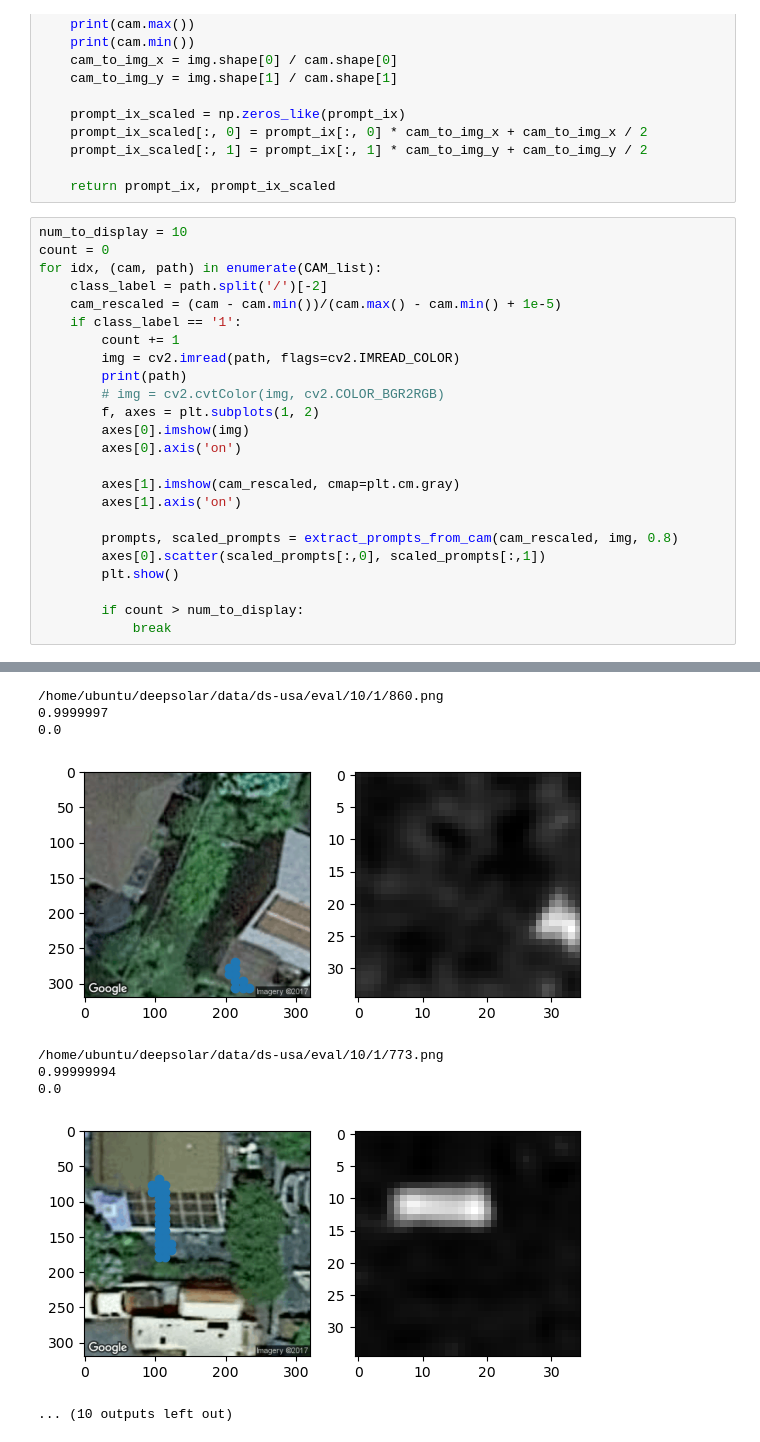
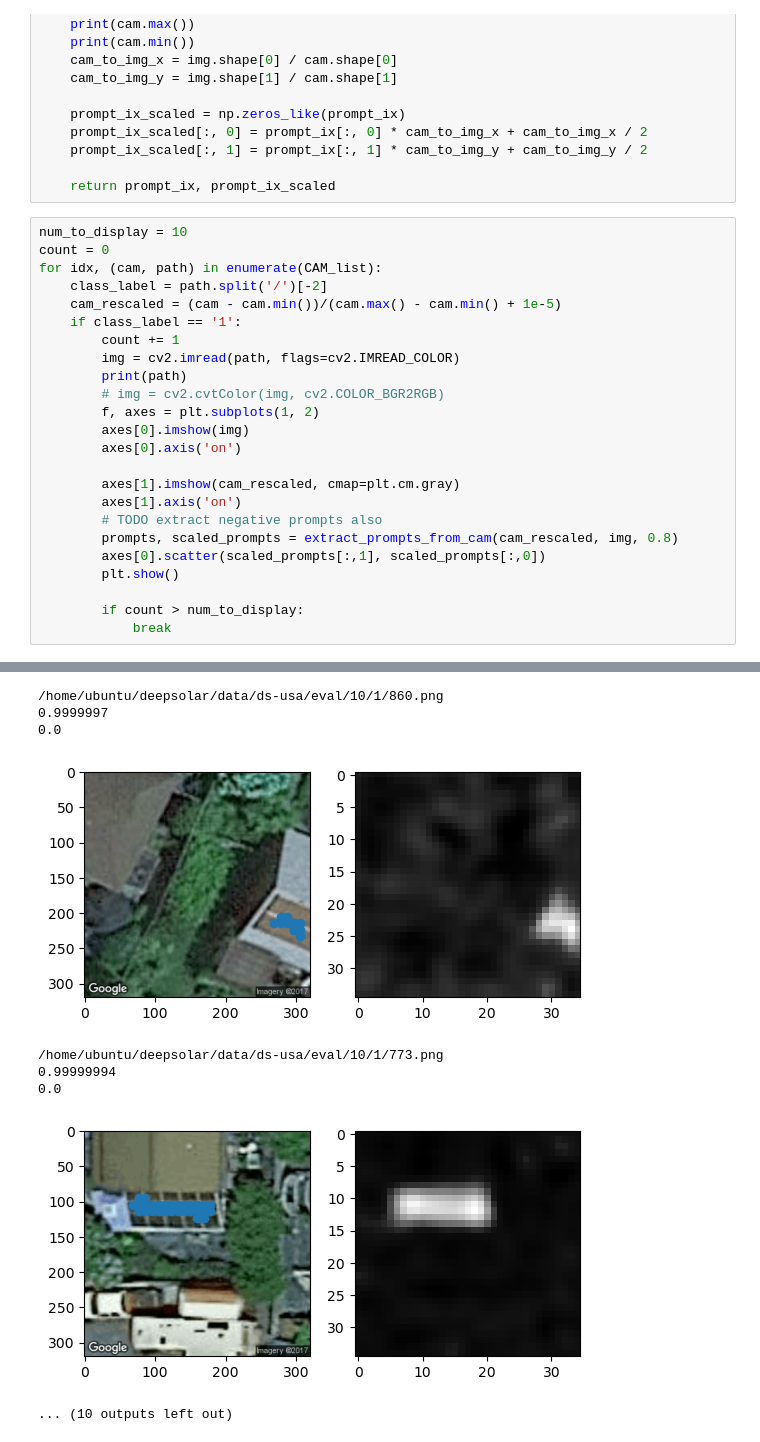
Before and after one commit to jelc53/deepsolar, a Jupyter notebook: src/cam_to_sam.ipynb, the cells around one changed output, grey strips where cells are left out. Cells and saved outputs as stored; diff of their text form.

```diff
--- a/src/cam_to_sam.ipynb
+++ b/src/cam_to_sam.ipynb
@@ -51,9 +51,9 @@ for idx, (cam, path) in enumerate(CAM_list):
 
         axes[1].imshow(cam_rescaled, cmap=plt.cm.gray)
         axes[1].axis('on')
-
+        # TODO extract negative prompts also
         prompts, scaled_prompts = extract_prompts_from_cam(cam_rescaled, img, 0.8)
-        axes[0].scatter(scaled_prompts[:,0], scaled_prompts[:,1])
+        axes[0].scatter(scaled_prompts[:,1], scaled_prompts[:,0])
         plt.show()
 
         if count > num_to_display:
@@ -78,9 +78,9 @@ for idx, (cam, path) in enumerate(CAM_list):
 /home/ubuntu/deepsolar/data/ds-usa/eval/10/1/860.png
 0.9999997
 0.0
-[figure, old version]
+[figure, new version]
 /home/ubuntu/deepsolar/data/ds-usa/eval/10/1/773.png
 0.99999994
 0.0
-[figure, old version]
+[figure, new version]
 ... (10 outputs left out)
```
Also changed, not shown: parts of 2 cells of this notebook.
